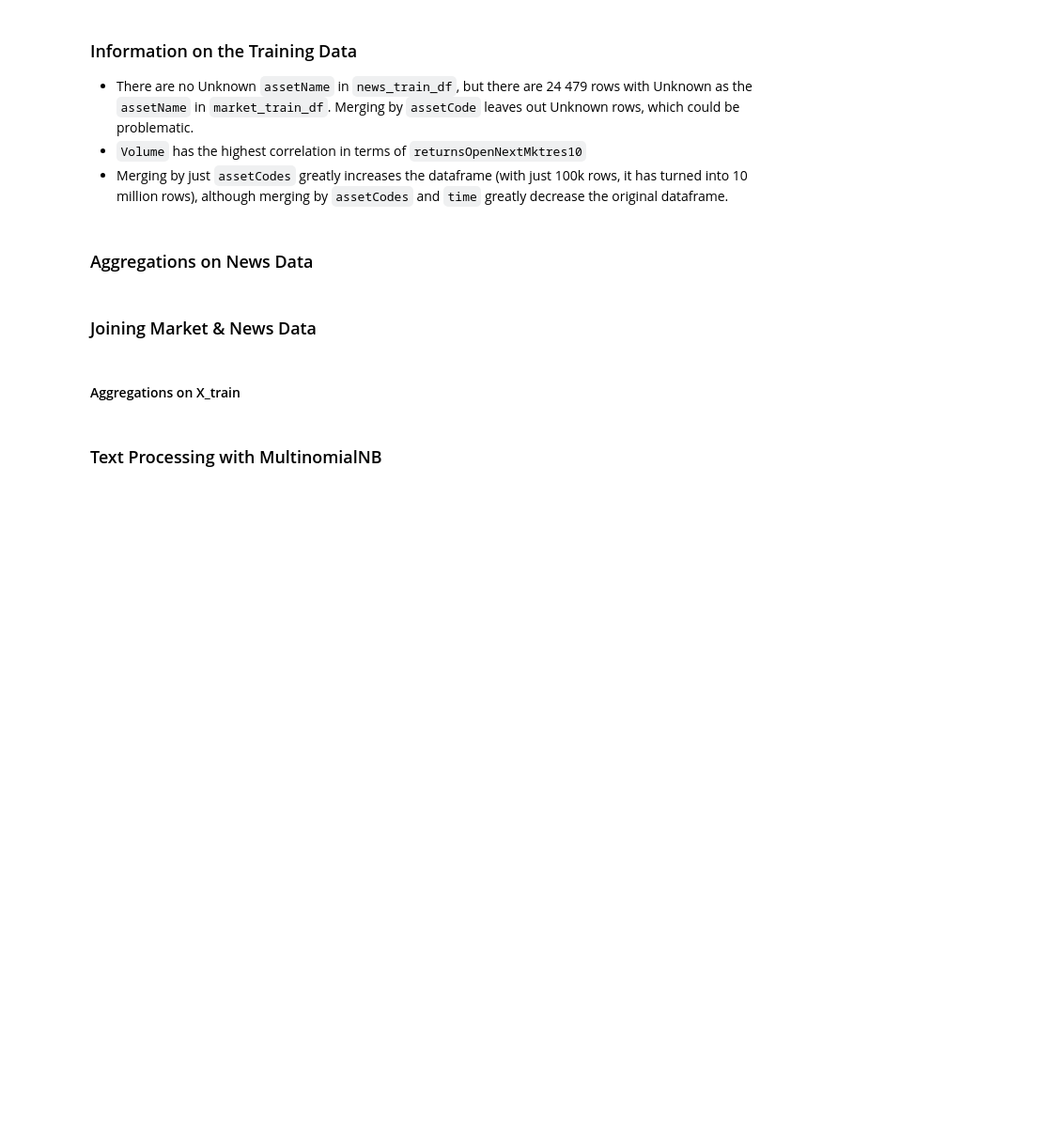
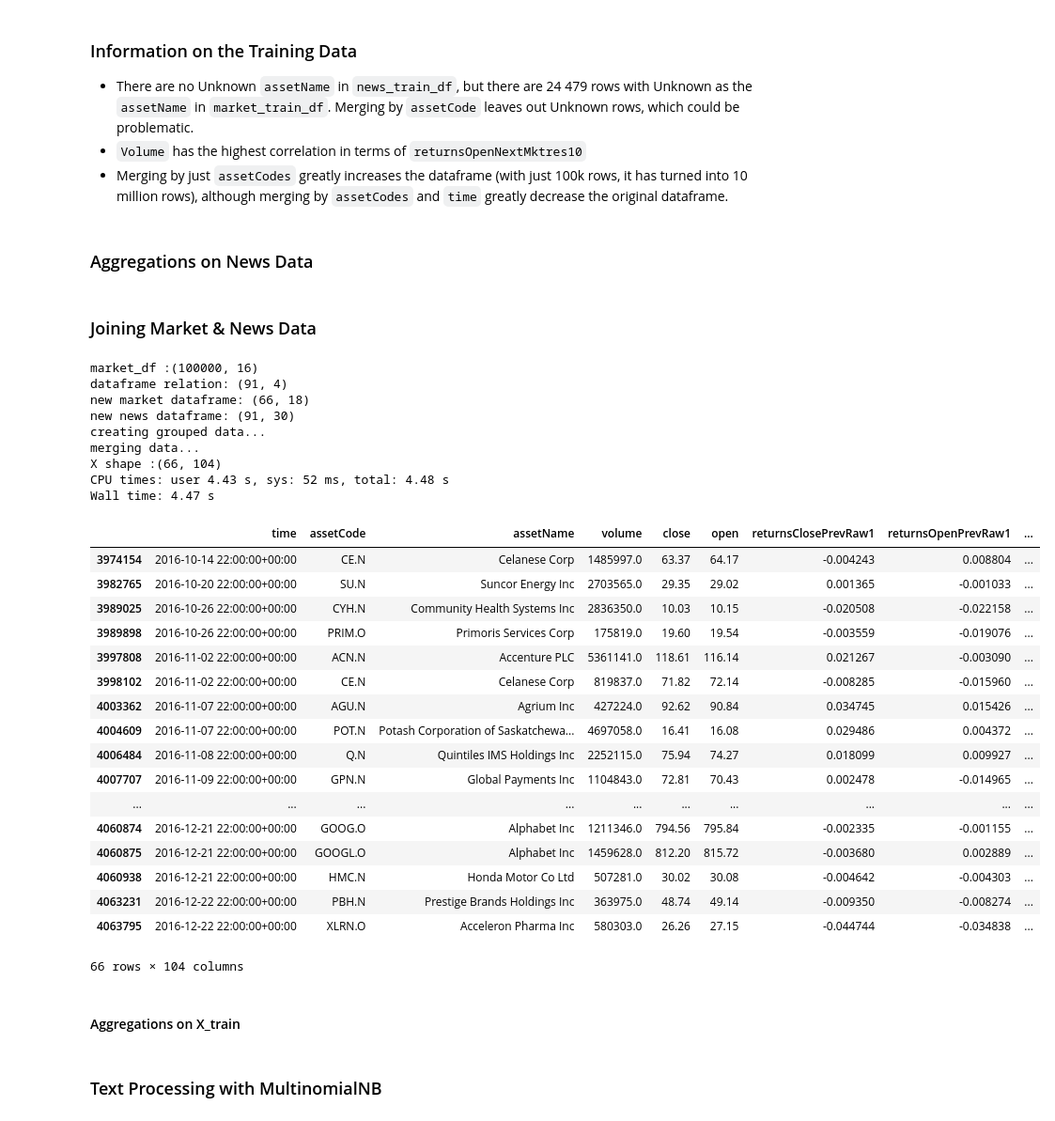
Before and after one commit to jangarong/StockMarketPredictions, a Jupyter notebook: stock_market_prediction.ipynb, the cells around one changed output. Shown at 94% size. Drawn from its saved outputs; the diff is of its cells as text; code cells hidden in the pictures; blank space fills up the shorter version.

Commit message:
now only stores training data with correlating news/market

```diff
--- a/stock_market_prediction.ipynb
+++ b/stock_market_prediction.ipynb
@@ -62,5 +62,5 @@ news_agg_dict['takeSequence'] = ['max']
 # decide the length of the dataset
 # note if sampling, len(news_train_df) > len(market_train_df)
 (market_train_df, news_train_df) = env.get_training_data()
-market_train_df = market_train_df.tail(5)
+market_train_df = market_train_df.tail(100_000)
 news_train_df = news_train_df.tail(300_000)
@@ -127,6 +180,34 @@ def join_market_news(market_df, news_df, nulls=False):
 # %%
 %%time
-X_train = join_market_news(market_train_df, news_train_df, nulls=False)
+join_market_news(market_train_df, news_train_df, nulls=False)
+# %% [output]
+market_df :(100000, 16)
+dataframe relation: (91, 4)
+new market dataframe: (66, 18)
+new news dataframe: (91, 30)
+creating grouped data...
+merging data...
+X shape :(66, 104)
+CPU times: user 4.43 s, sys: 52 ms, total: 4.48 s
+Wall time: 4.47 s
+|  | time | assetCode | assetName | volume | close | open | returnsClosePrevRaw1 | returnsOpenPrevRaw1 | ... |
+| 3974154 | 2016-10-14 22:00:00+00:00 | CE.N | Celanese Corp | 1485997.0 | 63.37 | 64.17 | -0.004243 | 0.008804 | ... |
+| 3982765 | 2016-10-20 22:00:00+00:00 | SU.N | Suncor Energy Inc | 2703565.0 | 29.35 | 29.02 | 0.001365 | -0.001033 | ... |
+| 3989025 | 2016-10-26 22:00:00+00:00 | CYH.N | Community Health Systems Inc | 2836350.0 | 10.03 | 10.15 | -0.020508 | -0.022158 | ... |
+| 3989898 | 2016-10-26 22:00:00+00:00 | PRIM.O | Primoris Services Corp | 175819.0 | 19.60 | 19.54 | -0.003559 | -0.019076 | ... |
+| 3997808 | 2016-11-02 22:00:00+00:00 | ACN.N | Accenture PLC | 5361141.0 | 118.61 | 116.14 | 0.021267 | -0.003090 | ... |
+| 3998102 | 2016-11-02 22:00:00+00:00 | CE.N | Celanese Corp | 819837.0 | 71.82 | 72.14 | -0.008285 | -0.015960 | ... |
+| 4003362 | 2016-11-07 22:00:00+00:00 | AGU.N | Agrium Inc | 427224.0 | 92.62 | 90.84 | 0.034745 | 0.015426 | ... |
+| 4004609 | 2016-11-07 22:00:00+00:00 | POT.N | Potash Corporation of Saskatchewa... | 4697058.0 | 16.41 | 16.08 | 0.029486 | 0.004372 | ... |
+| 4006484 | 2016-11-08 22:00:00+00:00 | Q.N | Quintiles IMS Holdings Inc | 2252115.0 | 75.94 | 74.27 | 0.018099 | 0.009927 | ... |
+| 4007707 | 2016-11-09 22:00:00+00:00 | GPN.N | Global Payments Inc | 1104843.0 | 72.81 | 70.43 | 0.002478 | -0.014965 | ... |
+| ... | ... | ... | ... | ... | ... | ... | ... | ... | ... |
+| 4060874 | 2016-12-21 22:00:00+00:00 | GOOG.O | Alphabet Inc | 1211346.0 | 794.56 | 795.84 | -0.002335 | -0.001155 | ... |
+| 4060875 | 2016-12-21 22:00:00+00:00 | GOOGL.O | Alphabet Inc | 1459628.0 | 812.20 | 815.72 | -0.003680 | 0.002889 | ... |
+| 4060938 | 2016-12-21 22:00:00+00:00 | HMC.N | Honda Motor Co Ltd | 507281.0 | 30.02 | 30.08 | -0.004642 | -0.004303 | ... |
+| 4063231 | 2016-12-22 22:00:00+00:00 | PBH.N | Prestige Brands Holdings Inc | 363975.0 | 48.74 | 49.14 | -0.009350 | -0.008274 | ... |
+| 4063795 | 2016-12-22 22:00:00+00:00 | XLRN.O | Acceleron Pharma Inc | 580303.0 | 26.26 | 27.15 | -0.044744 | -0.034838 | ... |
+66 rows × 104 columns
 # %% [markdown]
 #### Aggregations on X_train
 # %%
```
Also changed, not shown: parts of 2 cells of this notebook.
